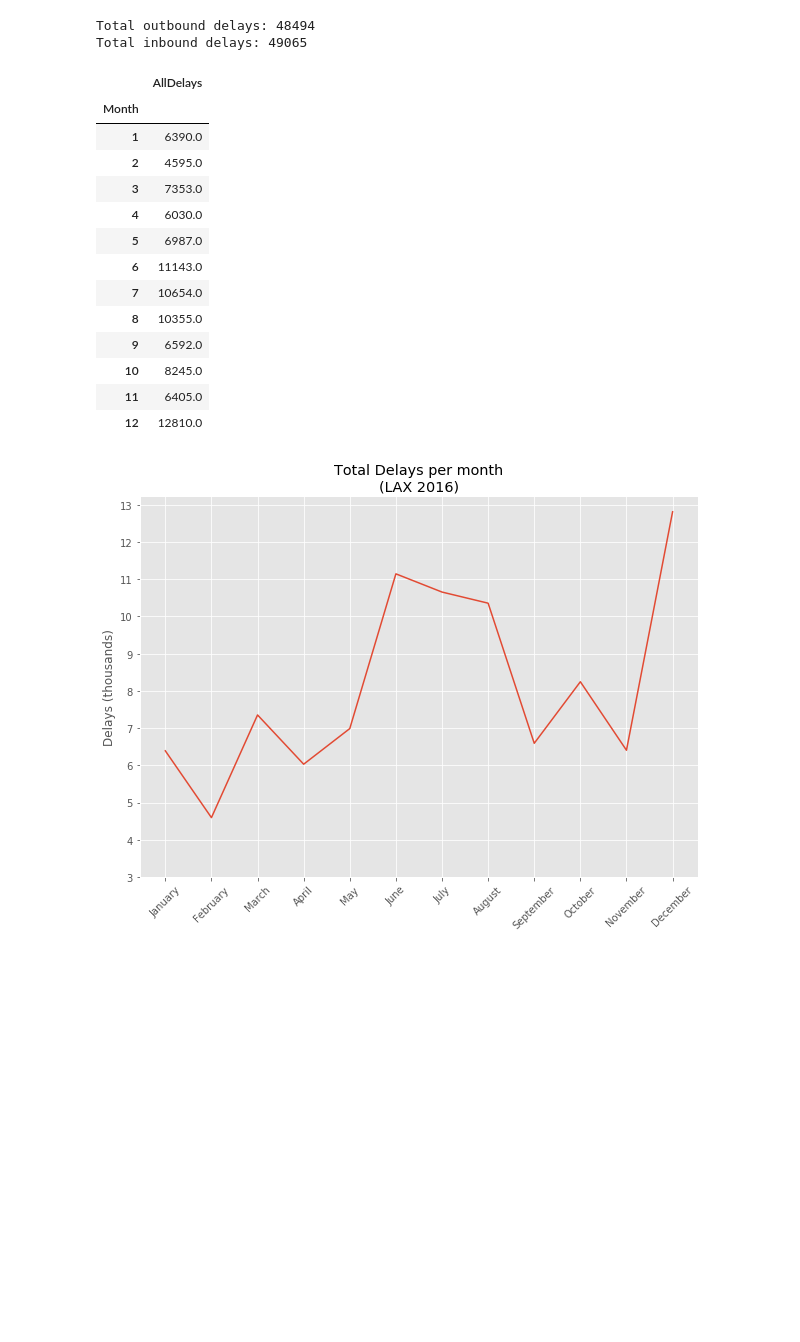
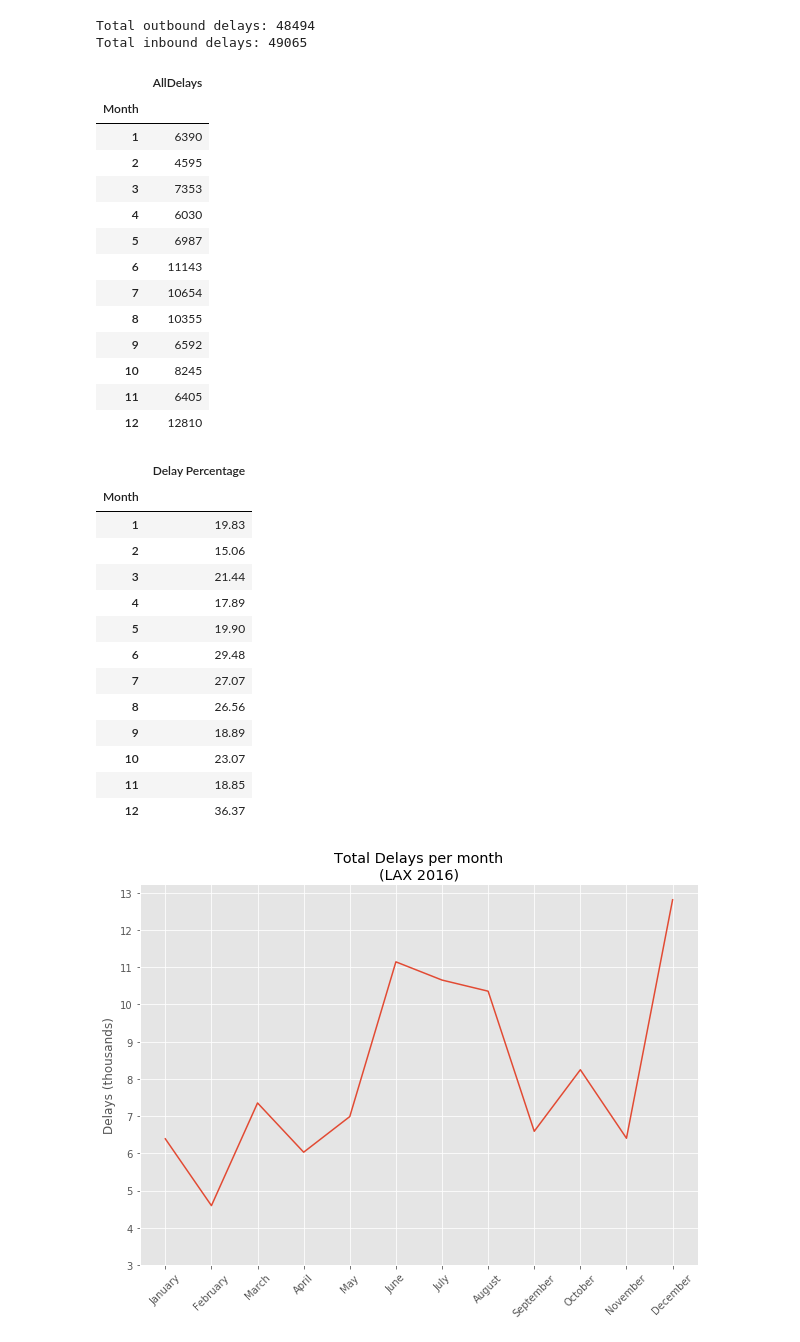
Before and after one commit to phoessel/Analysis-of-DFW-Flight-Delays, a Jupyter notebook: month-frequency/month-freq.ipynb, the cells around one changed output. Cells and saved outputs as stored; diff of their text form; code cells hidden in the pictures; blank space fills up the shorter version.

Commit message:
calc delay percentage

```diff
--- a/month-frequency/month-freq.ipynb
+++ b/month-frequency/month-freq.ipynb
@@ -60,23 +46,45 @@ Total inbound delays: 49065
 # %%
 merged = m_outbound_sum.join(m_inbound_sum)
 merged['AllDelays'] = merged.sum(axis=1)
-total_delays = pd.DataFrame(merged['AllDelays'])
+total_delays = pd.DataFrame(merged['AllDelays']).astype(int)
 total_delays
 # %% [output]
 |  | AllDelays |
 | Month |  |
-| 1 | 6390.0 |
-| 2 | 4595.0 |
-| 3 | 7353.0 |
-| 4 | 6030.0 |
-| 5 | 6987.0 |
-| 6 | 11143.0 |
-| 7 | 10654.0 |
-| 8 | 10355.0 |
-| 9 | 6592.0 |
-| 10 | 8245.0 |
-| 11 | 6405.0 |
-| 12 | 12810.0 |
+| 1 | 6390 |
+| 2 | 4595 |
+| 3 | 7353 |
+| 4 | 6030 |
+| 5 | 6987 |
+| 6 | 11143 |
+| 7 | 10654 |
+| 8 | 10355 |
+| 9 | 6592 |
+| 10 | 8245 |
+| 11 | 6405 |
+| 12 | 12810 |
+# %%
+# Calculate percentage delayed flights per month
+
+perc_delays = pd.concat([total_delays, total_flights], axis=1, join_axes=[total_delays.index])
+perc_delays['Delay Percentage'] = round((perc_delays['AllDelays']/perc_delays['Total Flights'])*100, 2)
+perc_delays = perc_delays[['Delay Percentage']]
+perc_delays
+# %% [output]
+|  | Delay Percentage |
+| Month |  |
+| 1 | 19.83 |
+| 2 | 15.06 |
+| 3 | 21.44 |
+| 4 | 17.89 |
+| 5 | 19.90 |
+| 6 | 29.48 |
+| 7 | 27.07 |
+| 8 | 26.56 |
+| 9 | 18.89 |
+| 10 | 23.07 |
+| 11 | 18.85 |
+| 12 | 36.37 |
 # %%
 x_axis = np.arange(0,12,1)
 y_axis = np.arange(3,14,1)
```
Also changed, not shown: parts of 1 cell of this notebook.
